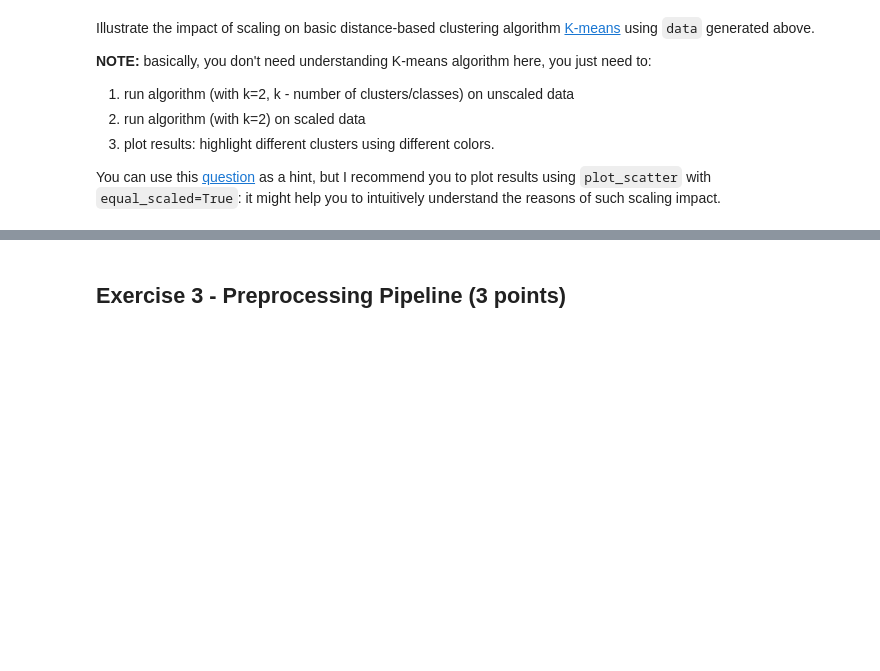
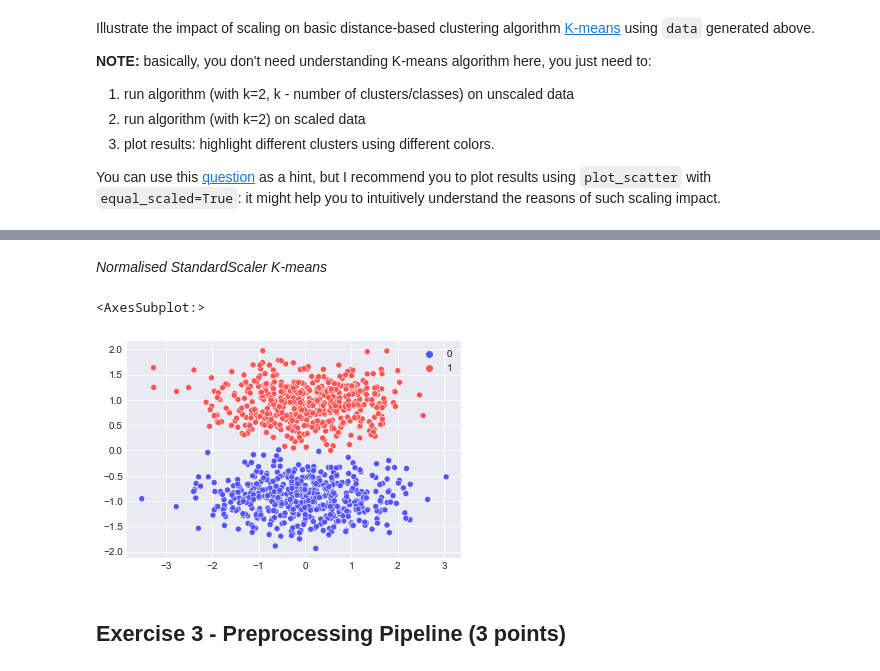
Before and after one commit to kinkpunk/ml-intro, a Jupyter notebook: 4_feature_engineering_selection/feature_engineering_selection.ipynb, the cells around one changed output, grey strips where cells are left out. Saved outputs shown, nothing was run; the diff lists cells and outputs as text; code cells hidden in the pictures; blank space fills up the shorter version.

```diff
--- a/4_feature_engineering_selection/feature_engineering_selection.ipynb
+++ b/4_feature_engineering_selection/feature_engineering_selection.ipynb
@@ -580,3 +590,10 @@ plot_scatter(k_sc_data[:, 0], k_sc_data[:, 1], auto_scaled=True, title='K-mean S
+# %% [markdown]
+*Normalised StandardScaler K-means*
+# %%
+sns.scatterplot(x=k_sc_data[:, 0], y=k_sc_data[:, 1], hue=sc_clusters, palette='seismic')
+# %% [output]
+<AxesSubplot:>
+[figure, added]
 # %% [markdown]
 ## Exercise  3 - Preprocessing Pipeline (3 points)
 # %%
```
Also changed, not shown: parts of 35 cells of this notebook.
